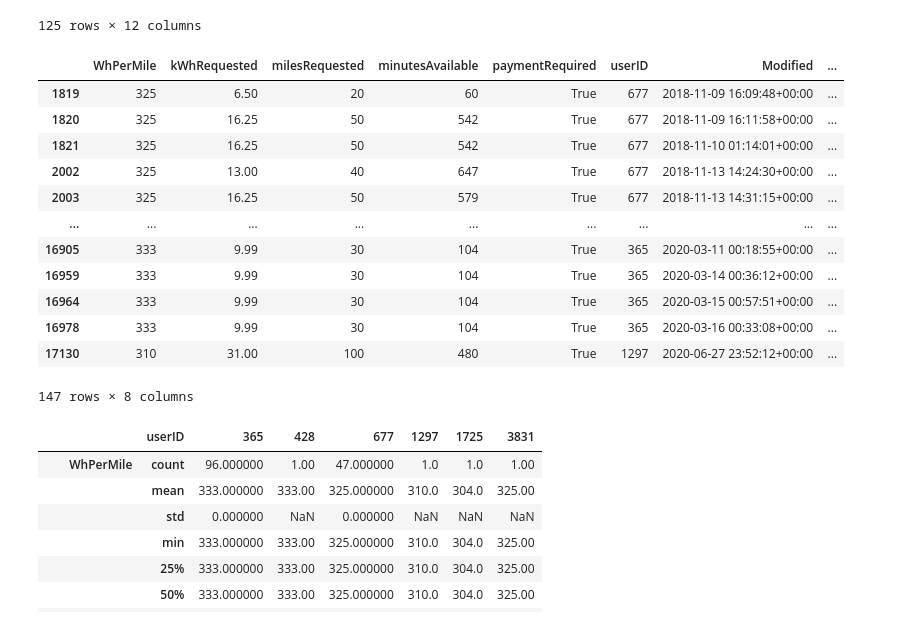
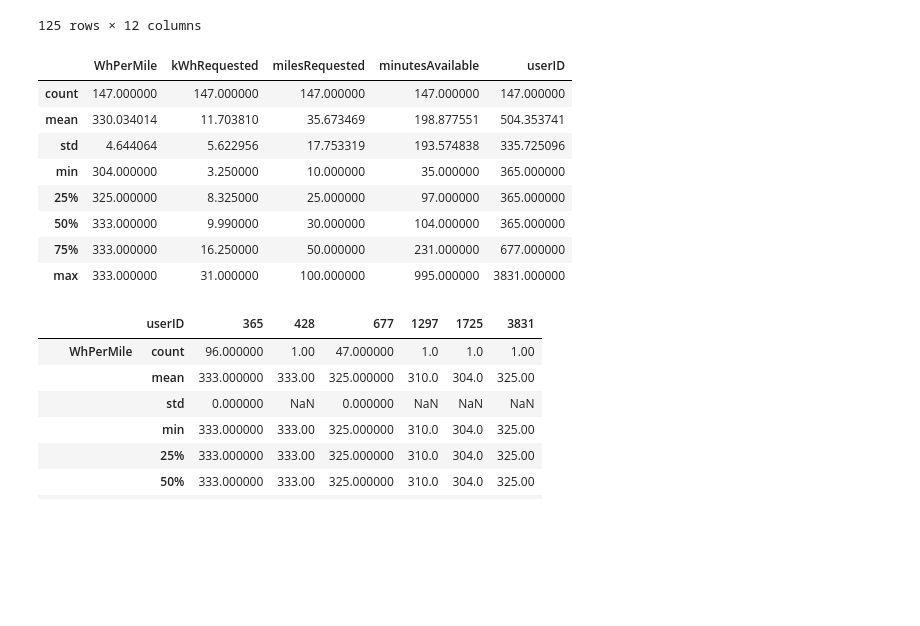
Before and after one commit to JuliaSokolova/electric-vehicle-charging, a Jupyter notebook: Charging for Smart.ipynb, the cells around one changed output. Saved outputs shown, nothing was run; the diff lists cells and outputs as text; code cells hidden in the pictures; blank space fills up the shorter version.

```diff
--- a/Charging for Smart.ipynb
+++ b/Charging for Smart.ipynb
@@ -150,26 +150,22 @@ smarts_charging
 # %%
 #selecting users with smarts_ID_1 cars
 smarts_mask = users.userID.isin(smarts_ID_1)
 smarts_users = users[smarts_mask]
 
 # adding a filter by WhPerMile
 smarts_mask_2 = smarts_users.userID.isin(smarts_ID_2)
 smarts_users = smarts_users[smarts_mask_2]
-smarts_users
+smarts_users.describe()
 # %% [output]
-|  | WhPerMile | kWhRequested | milesRequested | minutesAvailable | paymentRequired | userID | Modified | ... |
-| 1819 | 325 | 6.50 | 20 | 60 | True | 677 | 2018-11-09 16:09:48+00:00 | ... |
-| 1820 | 325 | 16.25 | 50 | 542 | True | 677 | 2018-11-09 16:11:58+00:00 | ... |
-| 1821 | 325 | 16.25 | 50 | 542 | True | 677 | 2018-11-10 01:14:01+00:00 | ... |
-| 2002 | 325 | 13.00 | 40 | 647 | True | 677 | 2018-11-13 14:24:30+00:00 | ... |
-| 2003 | 325 | 16.25 | 50 | 579 | True | 677 | 2018-11-13 14:31:15+00:00 | ... |
-| ... | ... | ... | ... | ... | ... | ... | ... | ... |
-| 16905 | 333 | 9.99 | 30 | 104 | True | 365 | 2020-03-11 00:18:55+00:00 | ... |
-| 16959 | 333 | 9.99 | 30 | 104 | True | 365 | 2020-03-14 00:36:12+00:00 | ... |
-| 16964 | 333 | 9.99 | 30 | 104 | True | 365 | 2020-03-15 00:57:51+00:00 | ... |
-| 16978 | 333 | 9.99 | 30 | 104 | True | 365 | 2020-03-16 00:33:08+00:00 | ... |
-| 17130 | 310 | 31.00 | 100 | 480 | True | 1297 | 2020-06-27 23:52:12+00:00 | ... |
+|  | WhPerMile | kWhRequested | milesRequested | minutesAvailable | userID |
+| count | 147.000000 | 147.000000 | 147.000000 | 147.000000 | 147.000000 |
+| mean | 330.034014 | 11.703810 | 35.673469 | 198.877551 | 504.353741 |
+| std | 4.644064 | 5.622956 | 17.753319 | 193.574838 | 335.725096 |
+| min | 304.000000 | 3.250000 | 10.000000 | 35.000000 | 365.000000 |
+| 25% | 325.000000 | 8.325000 | 25.000000 | 97.000000 | 365.000000 |
+| 50% | 333.000000 | 9.990000 | 30.000000 | 104.000000 | 365.000000 |
+| 75% | 333.000000 | 16.250000 | 50.000000 | 231.000000 | 677.000000 |
+| max | 333.000000 | 31.000000 | 100.000000 | 995.000000 | 3831.000000 |
-147 rows × 8 columns
 # %%
 smart_users = smarts_users.groupby(['userID'])
 smart_users.describe().T
```
Also changed, not shown: parts of 3 cells of this notebook, 6 other files.
